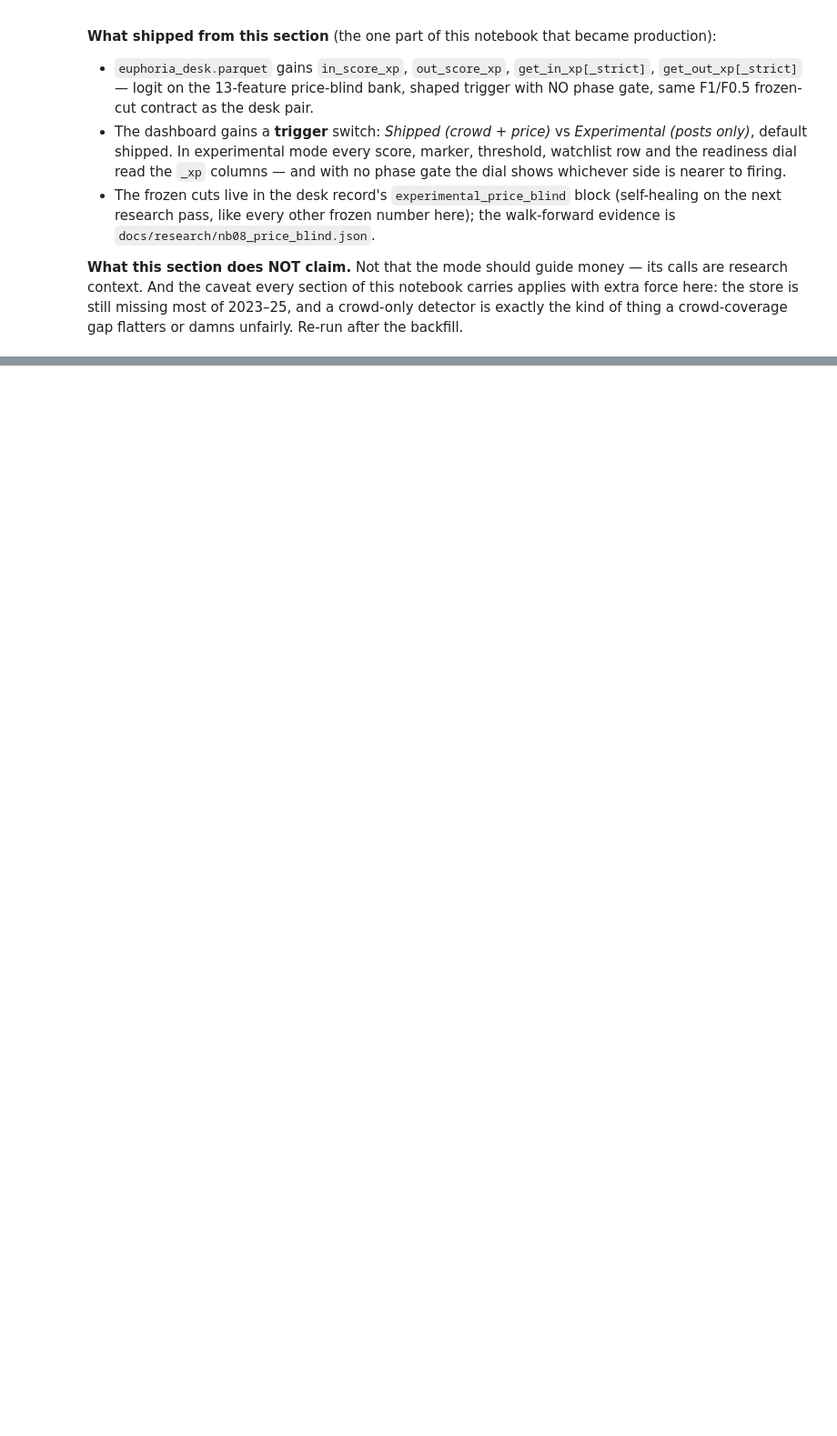
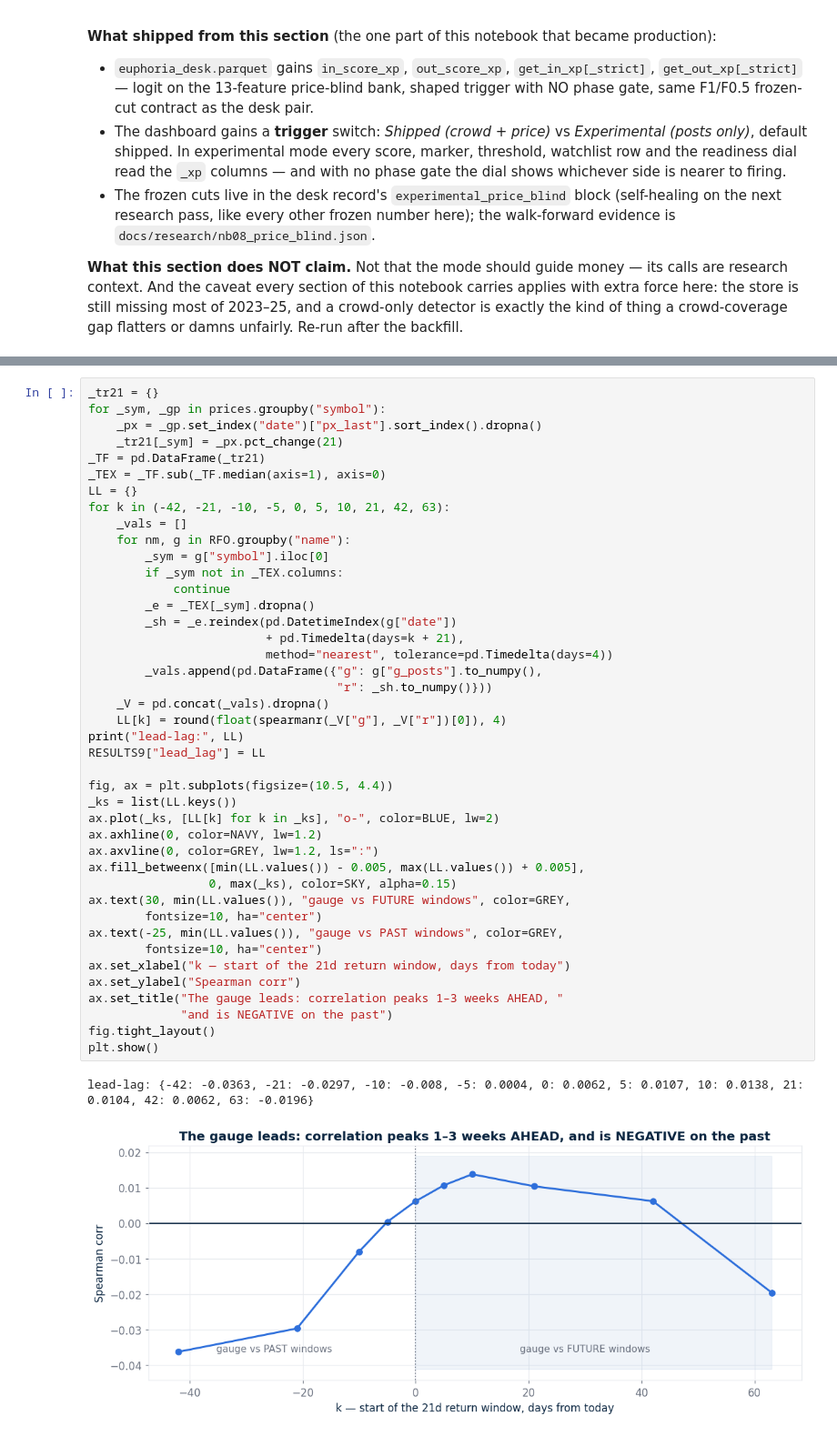
Before and after one commit to alexbrownian/retailAPOLLO, a Jupyter notebook: notebooks/08_inflection_prototype.ipynb, the cells around one changed output, grey strips where cells are left out. Shown at 91% size. Drawn from its saved outputs; the diff is of its cells as text; blank space fills up the shorter version.

Commit message:
backfill data done and new IcE testing

```diff
--- a/notebooks/08_inflection_prototype.ipynb
+++ b/notebooks/08_inflection_prototype.ipynb
@@ -1966,0 +2469,45 @@ Re-run after the backfill.
+# %%
+_tr21 = {}
+for _sym, _gp in prices.groupby("symbol"):
+    _px = _gp.set_index("date")["px_last"].sort_index().dropna()
+    _tr21[_sym] = _px.pct_change(21)
+_TF = pd.DataFrame(_tr21)
+_TEX = _TF.sub(_TF.median(axis=1), axis=0)
+LL = {}
+for k in (-42, -21, -10, -5, 0, 5, 10, 21, 42, 63):
+    _vals = []
+    for nm, g in RFO.groupby("name"):
+        _sym = g["symbol"].iloc[0]
+        if _sym not in _TEX.columns:
+            continue
+        _e = _TEX[_sym].dropna()
+        _sh = _e.reindex(pd.DatetimeIndex(g["date"])
+                         + pd.Timedelta(days=k + 21),
+                         method="nearest", tolerance=pd.Timedelta(days=4))
+        _vals.append(pd.DataFrame({"g": g["g_posts"].to_numpy(),
+                                   "r": _sh.to_numpy()}))
+    _V = pd.concat(_vals).dropna()
+    LL[k] = round(float(spearmanr(_V["g"], _V["r"])[0]), 4)
+print("lead-lag:", LL)
+RESULTS9["lead_lag"] = LL
+
+fig, ax = plt.subplots(figsize=(10.5, 4.4))
+_ks = list(LL.keys())
+ax.plot(_ks, [LL[k] for k in _ks], "o-", color=BLUE, lw=2)
+ax.axhline(0, color=NAVY, lw=1.2)
+ax.axvline(0, color=GREY, lw=1.2, ls=":")
+ax.fill_betweenx([min(LL.values()) - 0.005, max(LL.values()) + 0.005],
+                 0, max(_ks), color=SKY, alpha=0.15)
+ax.text(30, min(LL.values()), "gauge vs FUTURE windows", color=GREY,
+        fontsize=10, ha="center")
+ax.text(-25, min(LL.values()), "gauge vs PAST windows", color=GREY,
+        fontsize=10, ha="center")
+ax.set_xlabel("k — start of the 21d return window, days from today")
+ax.set_ylabel("Spearman corr")
+ax.set_title("The gauge leads: correlation peaks 1–3 weeks AHEAD, "
+             "and is NEGATIVE on the past")
+fig.tight_layout()
+plt.show()
+# %% [output]
+lead-lag: {-42: -0.0363, -21: -0.0297, -10: -0.008, -5: 0.0004, 0: 0.0062, 5: 0.0107, 10: 0.0138, 21: 0.0104, 42: 0.0062, 63: -0.0196}
+[figure, added]
```
Also changed, not shown: parts of 105 cells of this notebook, 39 other files.
